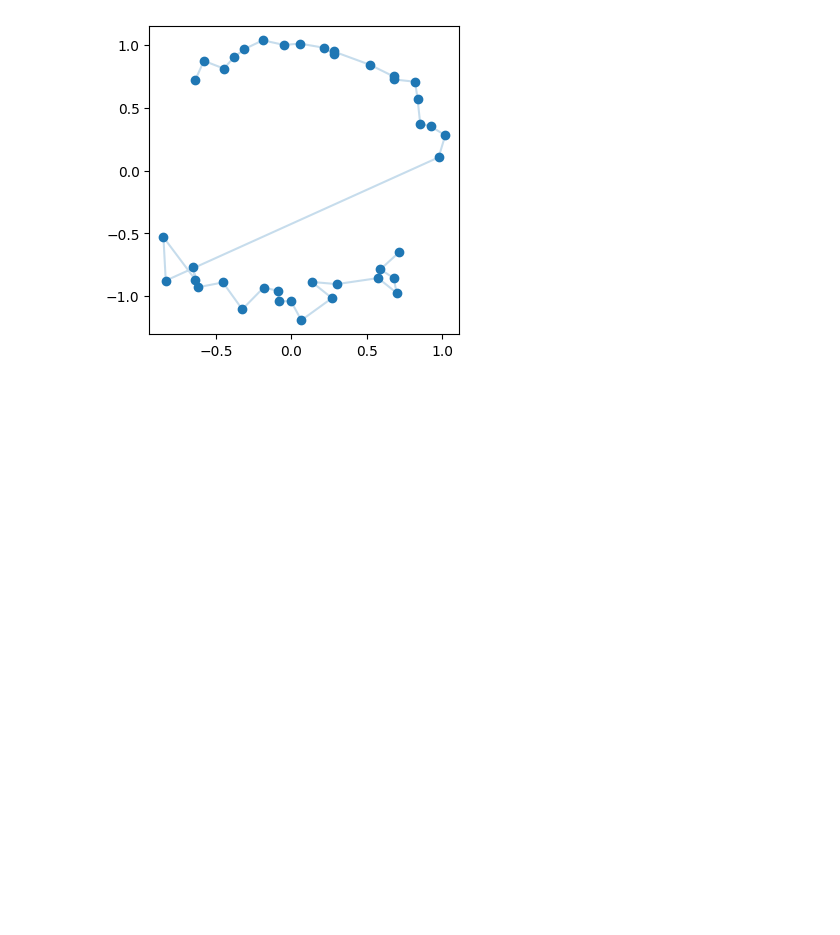
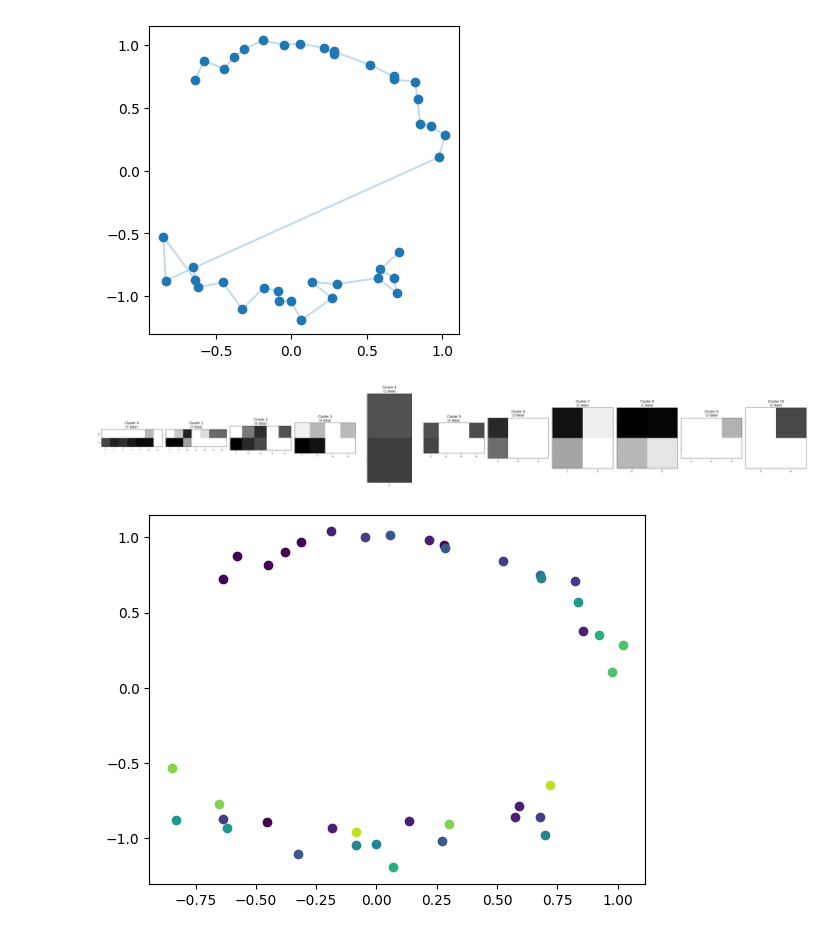
Before and after one commit to CNIR-BMC-study/BMC_study_2025, a Jupyter notebook: notebook/CRP_Jisu_Hoyeon.ipynb, the cells around one changed output. Cells and saved outputs as stored; diff of their text form; code cells hidden in the pictures; blank space fills up the shorter version.

```diff
--- a/notebook/CRP_Jisu_Hoyeon.ipynb
+++ b/notebook/CRP_Jisu_Hoyeon.ipynb
@@ -88,4 +88,19 @@ y = np.concatenate([np.zeros(20), np.ones(20)])
 color = plt.get_cmap('viridis').colors
 # %% [output]
 [figure]
+# %%
+model = CRP(alpha=1, delta=1, strict=False, type="beta")
+for name, feature in tqdm(zip(np.arange(40), x_train)):
+    model.add(Feature(name, feature))
+run(model.clusters, [0, 1])
+step = int(len(color) / len(model.clusters))
+for i, cluster in enumerate(model.clusters):
+    datapoints = np.array([item.values for item in cluster.items])
+    datasequences = [item.label for item in cluster.items]
+    for x, y in datapoints:
+        plt.plot(x, y, '-o', color=color[i*step])
+plt.show()
+# %% [output]
+[figure, added]
+[figure, added]
 # %%
```
Also changed, not shown: parts of 11 cells of this notebook, 2 other files.
